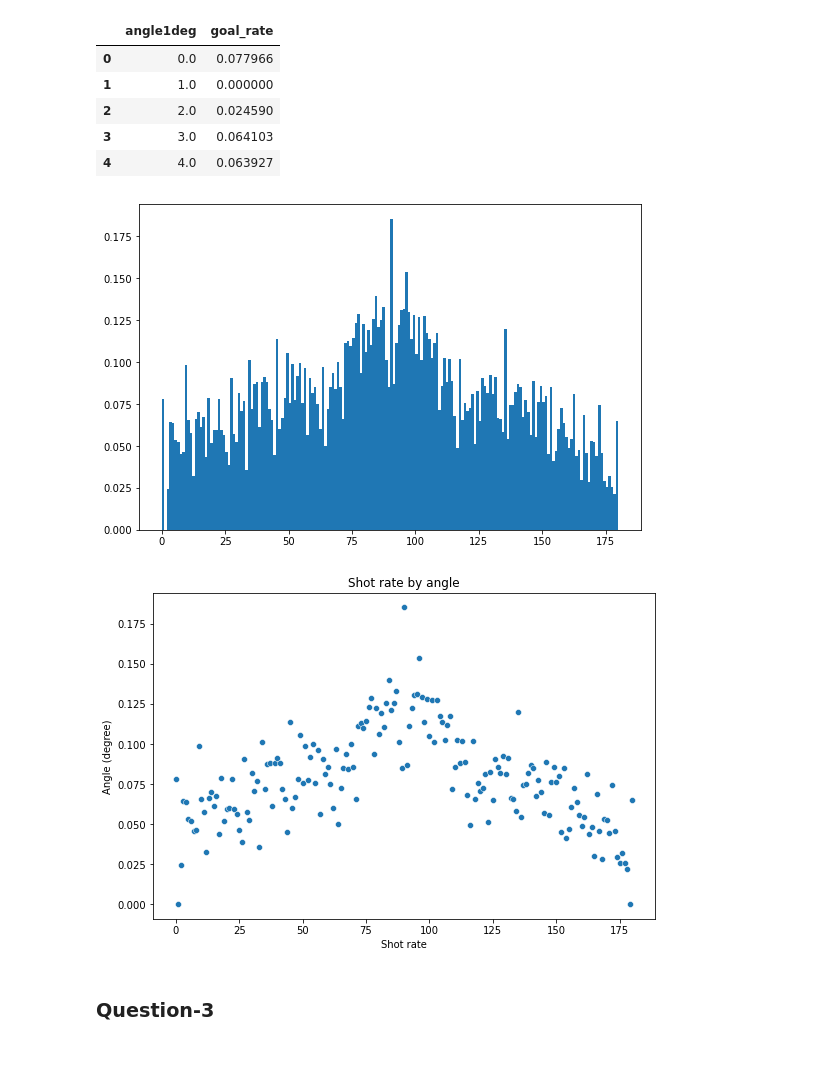
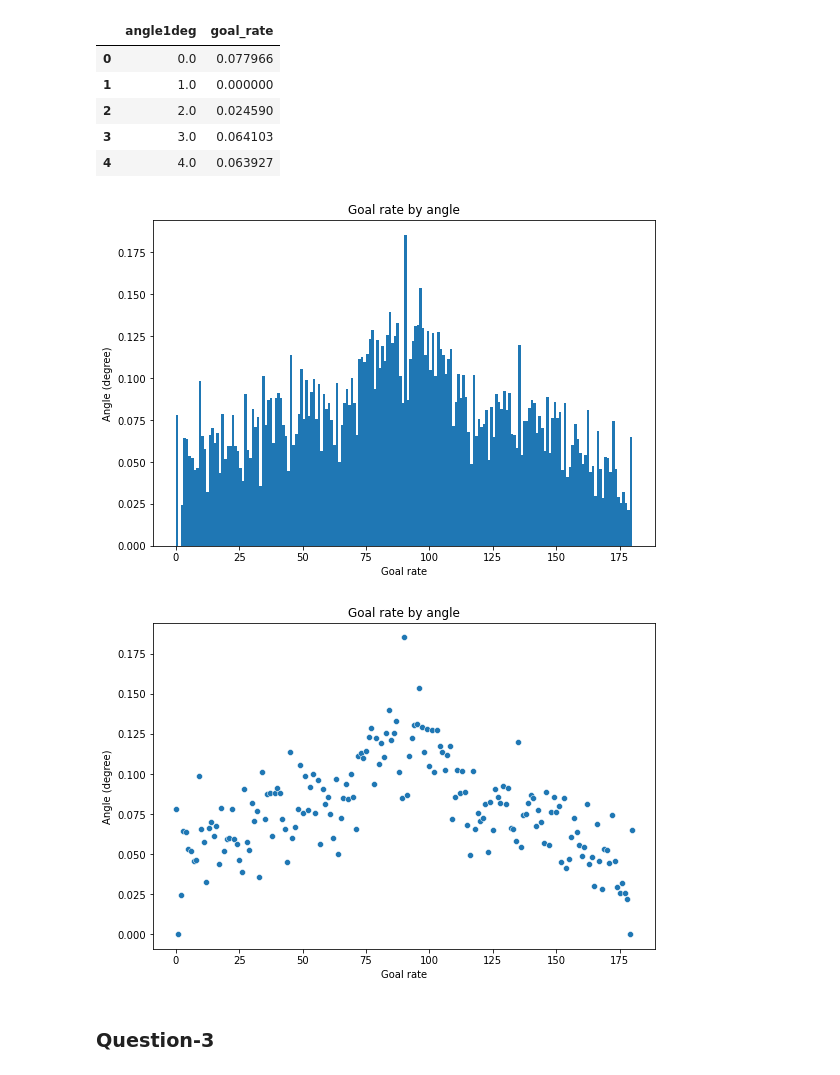
Before and after one commit to sorinmuchi/IFT6758, a Jupyter notebook: notebooks/2-FeatureEngineering-I.ipynb, the cells around one changed output. Drawn from its saved outputs; the diff is of its cells as text; code cells hidden in the pictures.

```diff
--- a/notebooks/2-FeatureEngineering-I.ipynb
+++ b/notebooks/2-FeatureEngineering-I.ipynb
@@ -128,18 +137,23 @@ display(df_goal_rate_per_distance.head())
 # %%
 #option 1
 plt.figure(figsize=(9, 6))
 plt.hist(df_goal_rate_per_distance['angle1deg'], weights=df_goal_rate_per_distance['goal_rate'], bins=180)
+plt.title('Goal rate by angle')
+plt.xlabel('Goal rate')
+plt.ylabel('Angle (degree)')
+plt.savefig('../figures/2-goals-rate-angle-1.png')
 plt.show()
 
 # option 2
 plt.figure(figsize=(9, 6))
 sns.scatterplot(x="angle1deg", y="goal_rate", data=df_goal_rate_per_distance, palette="muted")
-plt.title('Shot rate by angle')
-plt.xlabel('Shot rate')
+plt.title('Goal rate by angle')
+plt.xlabel('Goal rate')
 plt.ylabel('Angle (degree)')
+plt.savefig('../figures/2-goals-rate-angle-2.png')
 plt.show()
 # %% [output]
-[figure, old version]
+[figure, new version]
 [figure]
 # %% [markdown]
 ### Question-3
```
Also changed, not shown: parts of 6 cells of this notebook, 15 other files.
